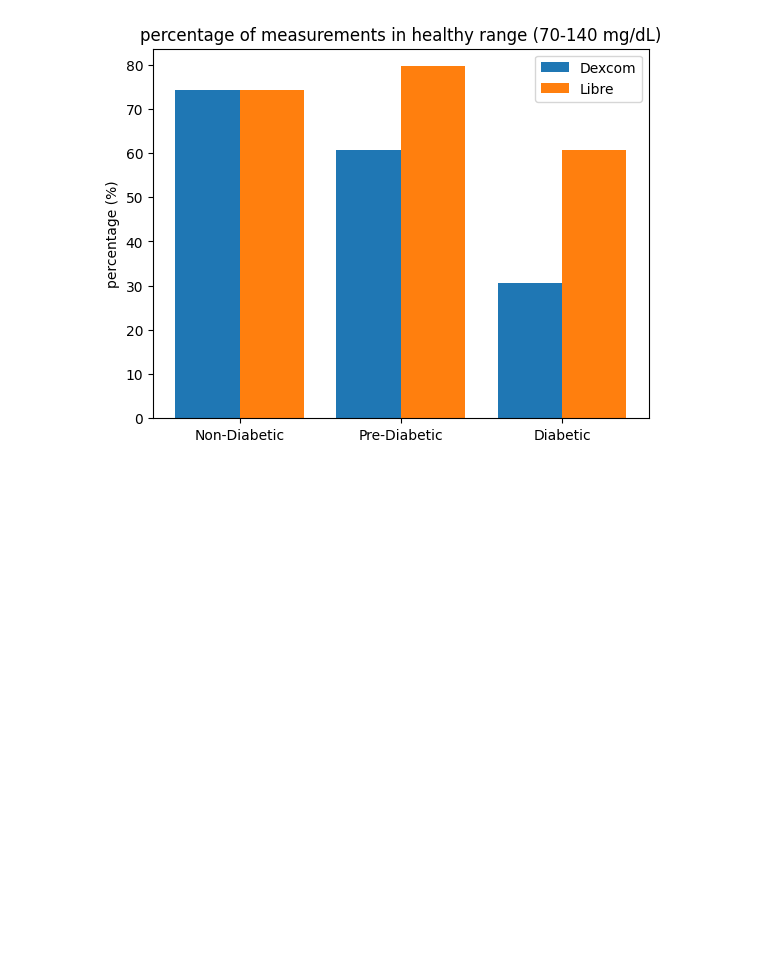
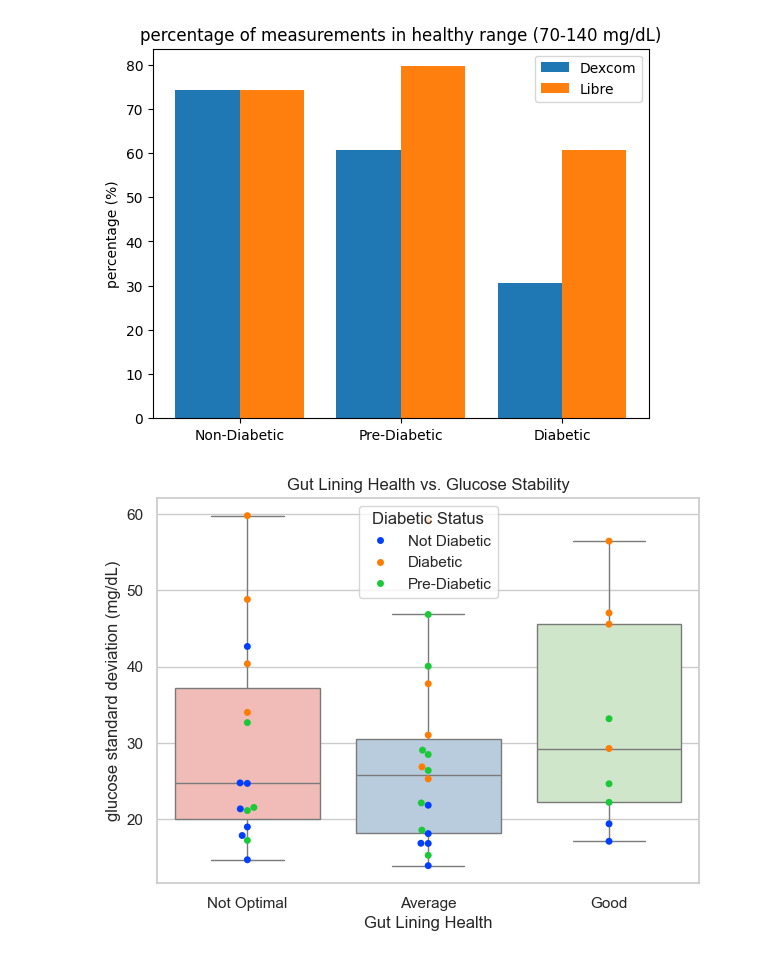
Before and after one commit to schowbey/m228-final-project, a Jupyter notebook: eda-exw.ipynb, the cells around one changed output. Drawn from its saved outputs; the diff is of its cells as text; code cells hidden in the pictures; blank space fills up the shorter version.

```diff
--- a/eda-exw.ipynb
+++ b/eda-exw.ipynb
@@ -347,0 +405,4 @@ plt.show()
+# %%
+plot_gut_health_stability("Gut Lining Health")
+# %% [output]
+[figure, added]
```
Also changed, not shown: parts of 9 cells of this notebook, 1 other file.
